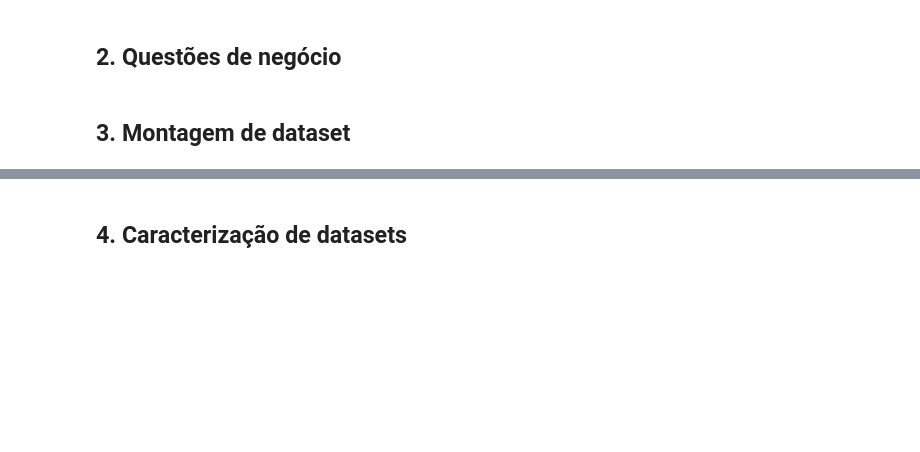
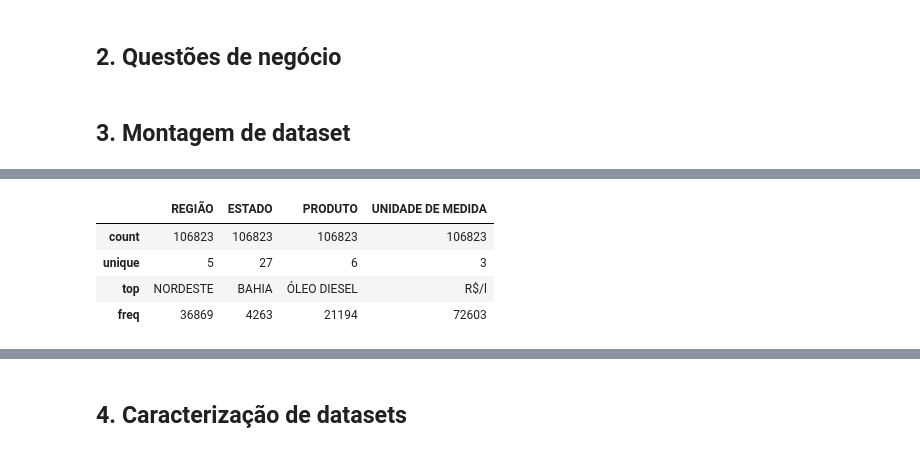
Before and after one commit to ldaniel/Advanced-Statistical-Modelling, a Jupyter notebook: notebooks/group/FGV-MBA-MEA_Trabalho-EDA.ipynb, the cells around one changed output, grey strips where cells are left out. Cells and saved outputs as stored; diff of their text form; code cells hidden in the pictures; blank space fills up the shorter version.

```diff
--- a/notebooks/group/FGV-MBA-MEA_Trabalho-EDA.ipynb
+++ b/notebooks/group/FGV-MBA-MEA_Trabalho-EDA.ipynb
@@ -159,0 +192,9 @@ memory usage: 12.2 MB
+# %%
+# including only categorical columns from the data frame
+df_gas_prices.describe(include=['category'])
+# %% [output]
+|  | REGIÃO | ESTADO | PRODUTO | UNIDADE DE MEDIDA |
+| count | 106823 | 106823 | 106823 | 106823 |
+| unique | 5 | 27 | 6 | 3 |
+| top | NORDESTE | BAHIA | ÓLEO DIESEL | R$/l |
+| freq | 36869 | 4263 | 21194 | 72603 |
```
Also changed, not shown: parts of 8 cells of this notebook.
